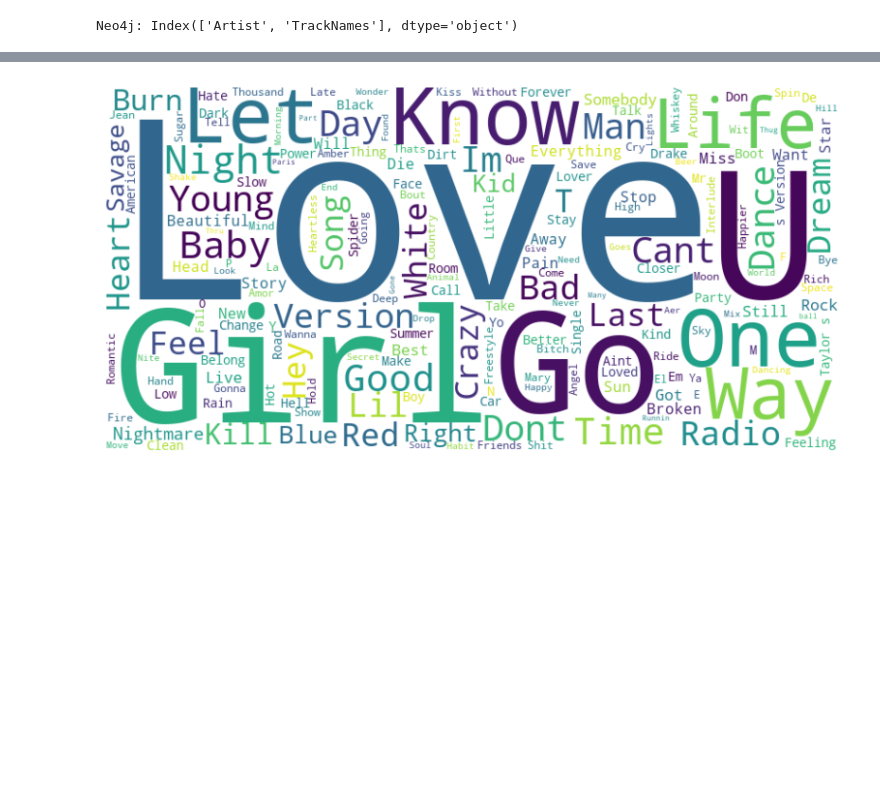
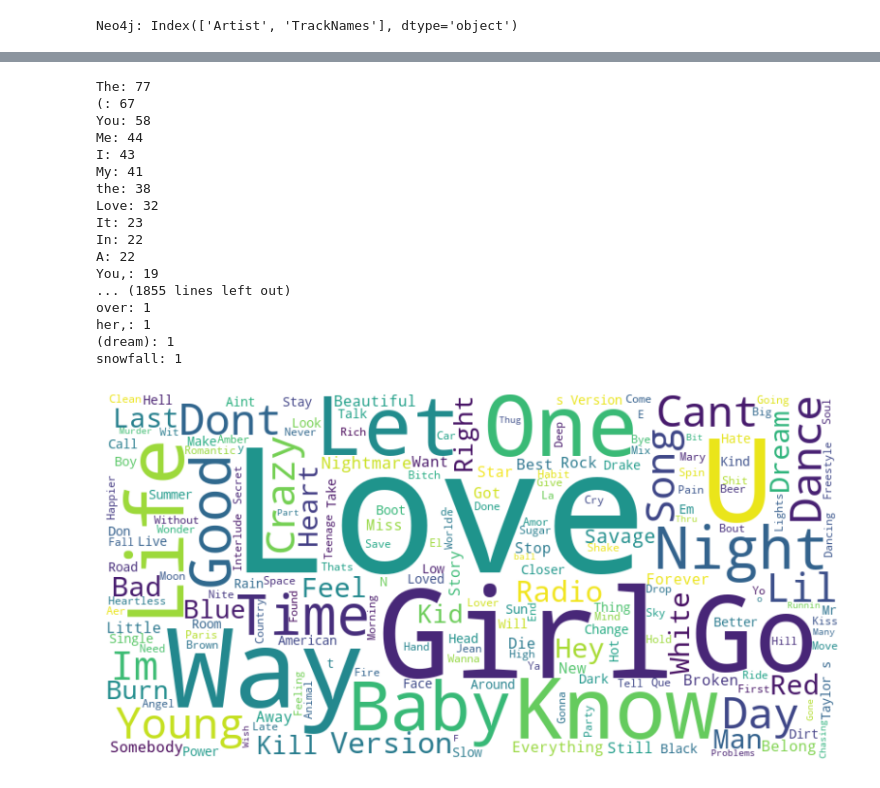
Before and after one commit to uktukt/SheGoesTech_Final_Project, a Jupyter notebook: fp_v1.1.ipynb, the cells around one changed output, grey strips where cells are left out. Saved outputs shown, nothing was run; the diff lists cells and outputs as text; code cells hidden in the pictures; blank space fills up the shorter version.

```diff
--- a/fp_v1.ipynb
+++ b/fp_v1.1.ipynb
@@ -944,19 +1115,42 @@ fig.show()
 # %%
 # Function to generate and display a word cloud
 def generate_wordcloud(text):
     wordcloud = WordCloud(width=800, height=400, background_color='white').generate(text)
     plt.figure(figsize=(10, 6))
     plt.imshow(wordcloud, interpolation='bilinear')
     plt.axis('off')
     plt.show()
 
 # Concatenate all track_names into a single string
 all_track_names = ' '.join(df_neo4j['track_names'].astype(str))
-words_to_remove = ['feat', 'remix', 'ft', 'ft.', "'"]
+words_to_remove = ['feat', 'remix', 'ft', 'ft.', "'", '.', '-', '&', '[', ']', '(with']
 for word in words_to_remove:
     all_track_names = all_track_names.replace(word, "")
 
+
+word_counts = Counter(all_track_names.split())
+sorted_word_counts = dict(sorted(word_counts.items(), key=lambda item: item[1], reverse=True))
+for word, count in sorted_word_counts.items():
+    print(f'{word}: {count}')
+
 # Generate and display the word cloud
 generate_wordcloud(all_track_names)
 # %% [output]
+The: 77
+(: 67
+You: 58
+Me: 44
+I: 43
+My: 41
+the: 38
+Love: 32
+It: 23
+In: 22
+A: 22
+You,: 19
+... (1855 lines left out)
+over: 1
+her,: 1
+(dream): 1
+snowfall: 1
-[figure, old version]
+[figure, new version]
```
Also changed, not shown: parts of 28 cells of this notebook.
